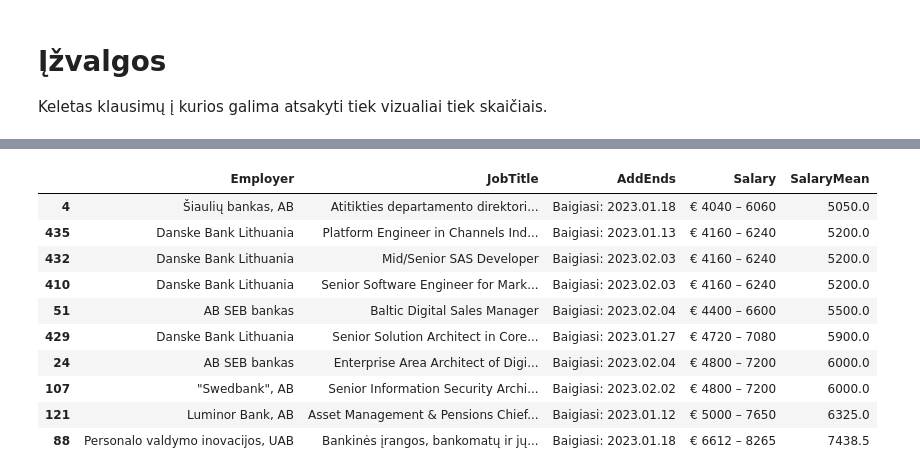
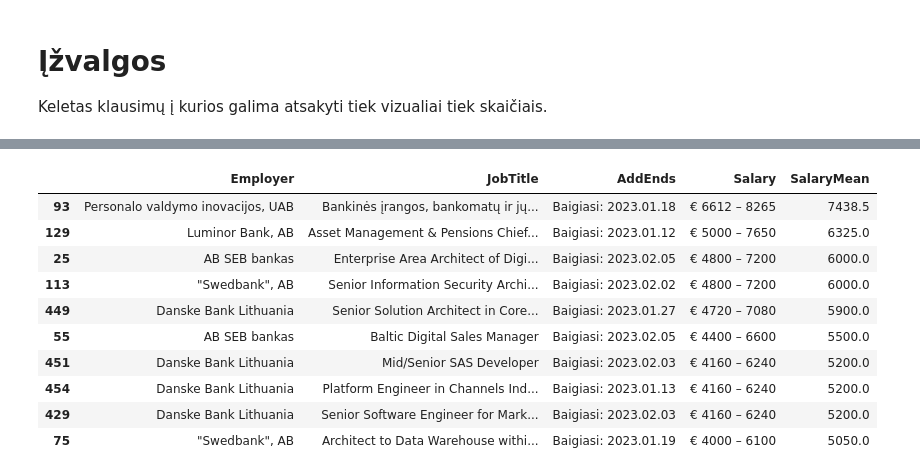
Before and after one commit to TK-Problem/Python-mokymai, a Jupyter notebook: Scripts/cvonline.ipynb, the cells around one changed output, grey strips where cells are left out. Cells and saved outputs as stored; diff of their text form; code cells hidden in the pictures.

```diff
--- a/Scripts/cvonline.ipynb
+++ b/Scripts/cvonline.ipynb
@@ -68,8 +75,8 @@ async def cvonline(keyword="python"):
         # generate URL with a keyword
         url = f"https://cvonline.lt/lt/search?limit=1000&offset=0&keywords%5B0%5D={keyword}&fuzzy=true&suitableForRefugees=false&isHourlySalary=false&isRemoteWork=false&isQuickApply=false"
 
-        # visit page, make timeout to 60 sec, i.e. 60 000 ms
-        await page.goto(url, timeout=60_000)
+        # visit page, make timeout to 90 sec, i.e. 90 000 ms
+        await page.goto(url, timeout=90_000)
 
         # click on pop-up window
         await page.click("//button[@class='jsx-4189752321 close-modal-button']")
@@ -250,24 +257,24 @@ Pagal pieškos žodį "bankas"" buvo 455 skelbimai vidutiškai siūlo 2271 € a
 # %%
 #@title Top skelbimai su didžiausiais atlyginimais
 
 # top N dižiausius atlyginimus turintys skelbimai
 N = 10 # @param {type:"integer"}
 cols = ['Employer', 'JobTitle', 'AddEnds', 'Salary', 'SalaryMean']
 
 # sort and return N largest
-df_c.sort_values(by="SalaryMean").tail(N)[cols]
+df_c.sort_values(by="SalaryMean").tail(N)[cols].iloc[::-1]
 # %% [output]
 |  | Employer | JobTitle | AddEnds | Salary | SalaryMean |
-| 4 | Šiaulių bankas, AB | Atitikties departamento direktori... | Baigiasi: 2023.01.18 | € 4040 – 6060 | 5050.0 |
-| 435 | Danske Bank Lithuania | Platform Engineer in Channels Ind... | Baigiasi: 2023.01.13 | € 4160 – 6240 | 5200.0 |
-| 432 | Danske Bank Lithuania | Mid/Senior SAS Developer | Baigiasi: 2023.02.03 | € 4160 – 6240 | 5200.0 |
-| 410 | Danske Bank Lithuania | Senior Software Engineer for Mark... | Baigiasi: 2023.02.03 | € 4160 – 6240 | 5200.0 |
-| 51 | AB SEB bankas | Baltic Digital Sales Manager | Baigiasi: 2023.02.04 | € 4400 – 6600 | 5500.0 |
-| 429 | Danske Bank Lithuania | Senior Solution Architect in Core... | Baigiasi: 2023.01.27 | € 4720 – 7080 | 5900.0 |
-| 24 | AB SEB bankas | Enterprise Area Architect of Digi... | Baigiasi: 2023.02.04 | € 4800 – 7200 | 6000.0 |
-| 107 | "Swedbank", AB | Senior Information Security Archi... | Baigiasi: 2023.02.02 | € 4800 – 7200 | 6000.0 |
-| 121 | Luminor Bank, AB | Asset Management & Pensions Chief... | Baigiasi: 2023.01.12 | € 5000 – 7650 | 6325.0 |
-| 88 | Personalo valdymo inovacijos, UAB | Bankinės įrangos, bankomatų ir jų... | Baigiasi: 2023.01.18 | € 6612 – 8265 | 7438.5 |
+| 93 | Personalo valdymo inovacijos, UAB | Bankinės įrangos, bankomatų ir jų... | Baigiasi: 2023.01.18 | € 6612 – 8265 | 7438.5 |
+| 129 | Luminor Bank, AB | Asset Management & Pensions Chief... | Baigiasi: 2023.01.12 | € 5000 – 7650 | 6325.0 |
+| 25 | AB SEB bankas | Enterprise Area Architect of Digi... | Baigiasi: 2023.02.05 | € 4800 – 7200 | 6000.0 |
+| 113 | "Swedbank", AB | Senior Information Security Archi... | Baigiasi: 2023.02.02 | € 4800 – 7200 | 6000.0 |
+| 449 | Danske Bank Lithuania | Senior Solution Architect in Core... | Baigiasi: 2023.01.27 | € 4720 – 7080 | 5900.0 |
+| 55 | AB SEB bankas | Baltic Digital Sales Manager | Baigiasi: 2023.02.05 | € 4400 – 6600 | 5500.0 |
+| 451 | Danske Bank Lithuania | Mid/Senior SAS Developer | Baigiasi: 2023.02.03 | € 4160 – 6240 | 5200.0 |
+| 454 | Danske Bank Lithuania | Platform Engineer in Channels Ind... | Baigiasi: 2023.01.13 | € 4160 – 6240 | 5200.0 |
+| 429 | Danske Bank Lithuania | Senior Software Engineer for Mark... | Baigiasi: 2023.02.03 | € 4160 – 6240 | 5200.0 |
+| 75 | "Swedbank", AB | Architect to Data Warehouse withi... | Baigiasi: 2023.01.19 | € 4000 – 6100 | 5050.0 |
 # %% [markdown]
 # Išsaugoti duomenis
 
```
Also changed, not shown: parts of 9 cells of this notebook.
